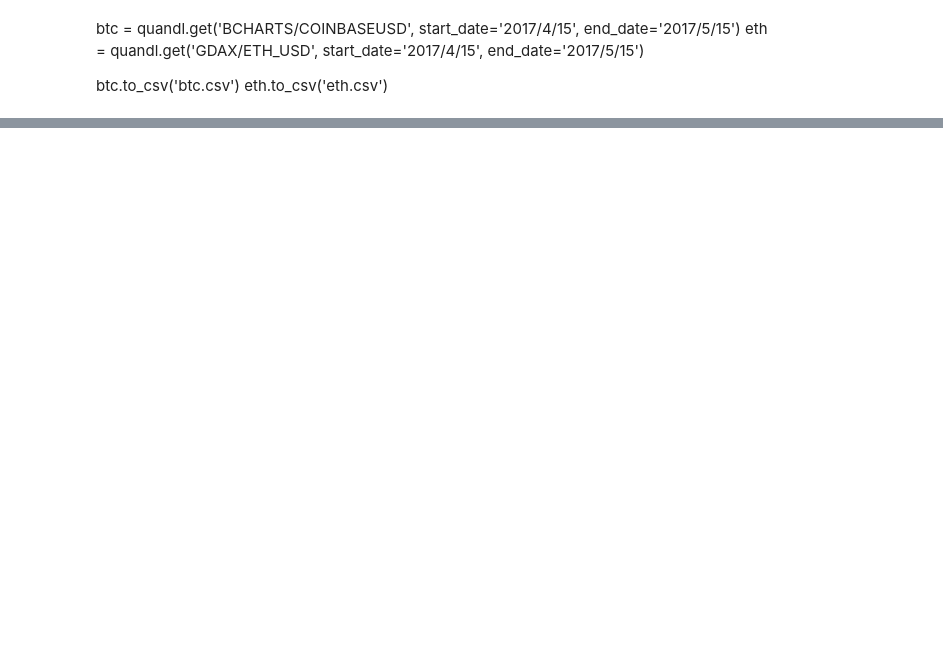
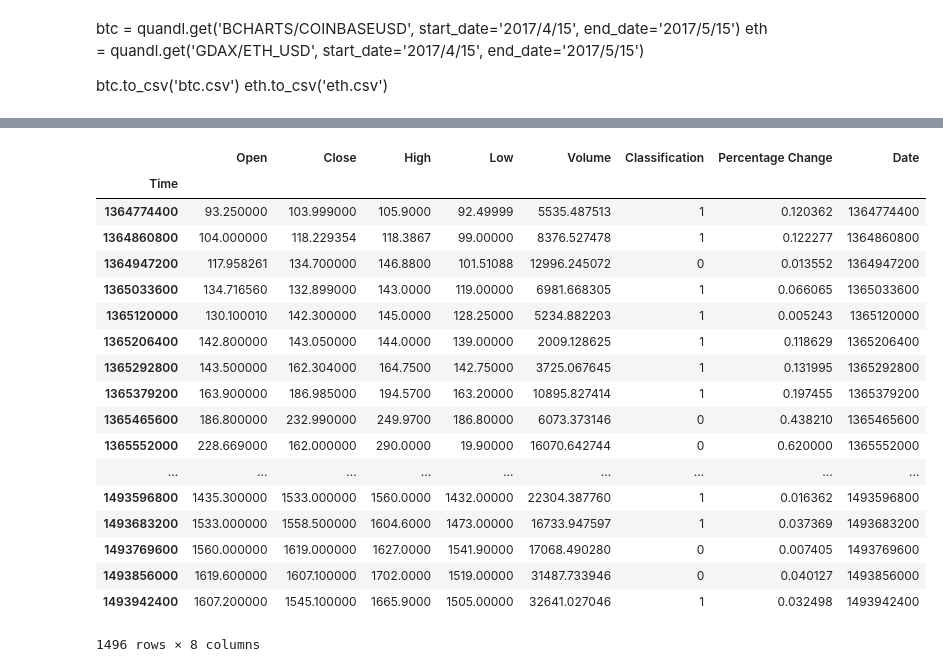
Before and after one commit to warproxxx/CryptoPredictor, a Jupyter notebook: CryptoPredictor/TensorFlow.ipynb, the cells around one changed output, grey strips where cells are left out. Saved outputs shown, nothing was run; the diff lists cells and outputs as text; code cells hidden in the pictures; blank space fills up the shorter version.

```diff
--- a/CryptoPredictor/TensorFlow.ipynb
+++ b/CryptoPredictor/TensorFlow.ipynb
@@ -272,0 +369,10 @@ R-Value: 0.04163573973320786
+# %%
+combined = pd.concat([pd_Xtrain, pd_ytrain], axis=1)
+# %%
+bars = {}
+bars['BTC'] = combined
+
+signals = {}
+signals['BTC'] = np.asarray(pd_ytrain)
+
+bars['BTC']['Date'] = bars['BTC'].index
@@ -272,0 +386,22 @@ R-Value: 0.04163573973320786
+# %%
+bars['BTC']
+# %% [output]
+|  | Open | Close | High | Low | Volume | Classification | Percentage Change | Date |
+| Time |  |  |  |  |  |  |  |  |
+| 1364774400 | 93.250000 | 103.999000 | 105.9000 | 92.49999 | 5535.487513 | 1 | 0.120362 | 1364774400 |
+| 1364860800 | 104.000000 | 118.229354 | 118.3867 | 99.00000 | 8376.527478 | 1 | 0.122277 | 1364860800 |
+| 1364947200 | 117.958261 | 134.700000 | 146.8800 | 101.51088 | 12996.245072 | 0 | 0.013552 | 1364947200 |
+| 1365033600 | 134.716560 | 132.899000 | 143.0000 | 119.00000 | 6981.668305 | 1 | 0.066065 | 1365033600 |
+| 1365120000 | 130.100010 | 142.300000 | 145.0000 | 128.25000 | 5234.882203 | 1 | 0.005243 | 1365120000 |
+| 1365206400 | 142.800000 | 143.050000 | 144.0000 | 139.00000 | 2009.128625 | 1 | 0.118629 | 1365206400 |
+| 1365292800 | 143.500000 | 162.304000 | 164.7500 | 142.75000 | 3725.067645 | 1 | 0.131995 | 1365292800 |
+| 1365379200 | 163.900000 | 186.985000 | 194.5700 | 163.20000 | 10895.827414 | 1 | 0.197455 | 1365379200 |
+| 1365465600 | 186.800000 | 232.990000 | 249.9700 | 186.80000 | 6073.373146 | 0 | 0.438210 | 1365465600 |
+| 1365552000 | 228.669000 | 162.000000 | 290.0000 | 19.90000 | 16070.642744 | 0 | 0.620000 | 1365552000 |
+| ... | ... | ... | ... | ... | ... | ... | ... | ... |
+| 1493596800 | 1435.300000 | 1533.000000 | 1560.0000 | 1432.00000 | 22304.387760 | 1 | 0.016362 | 1493596800 |
+| 1493683200 | 1533.000000 | 1558.500000 | 1604.6000 | 1473.00000 | 16733.947597 | 1 | 0.037369 | 1493683200 |
+| 1493769600 | 1560.000000 | 1619.000000 | 1627.0000 | 1541.90000 | 17068.490280 | 0 | 0.007405 | 1493769600 |
+| 1493856000 | 1619.600000 | 1607.100000 | 1702.0000 | 1519.00000 | 31487.733946 | 0 | 0.040127 | 1493856000 |
+| 1493942400 | 1607.200000 | 1545.100000 | 1665.9000 | 1505.00000 | 32641.027046 | 1 | 0.032498 | 1493942400 |
+1496 rows × 8 columns
```
Also changed, not shown: parts of 9 cells of this notebook, 34 other files.
